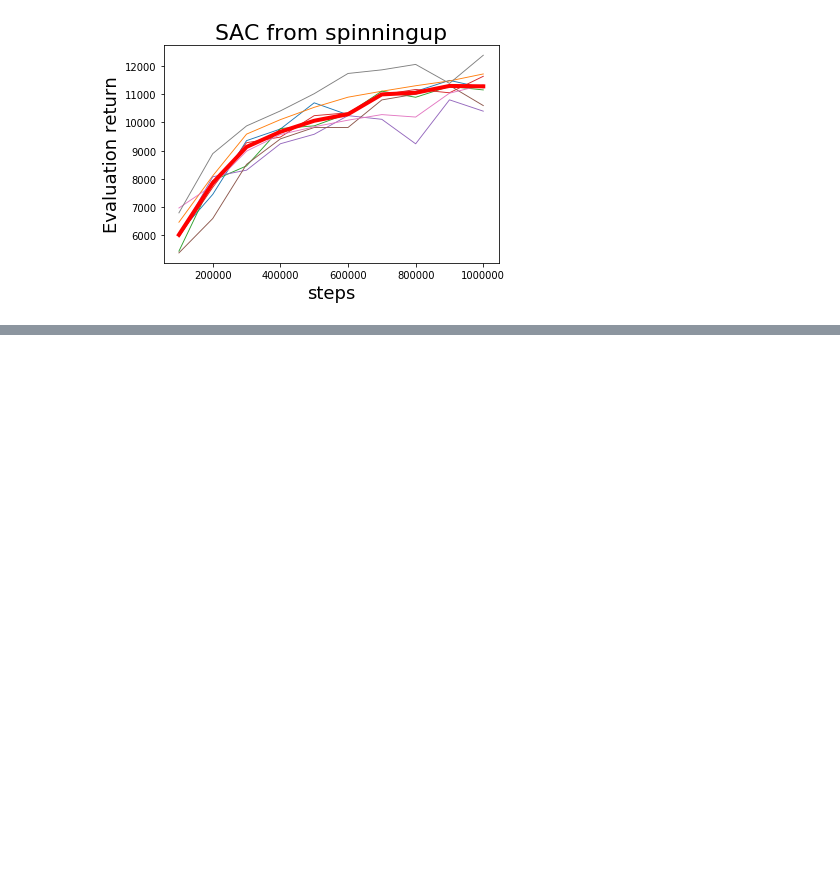
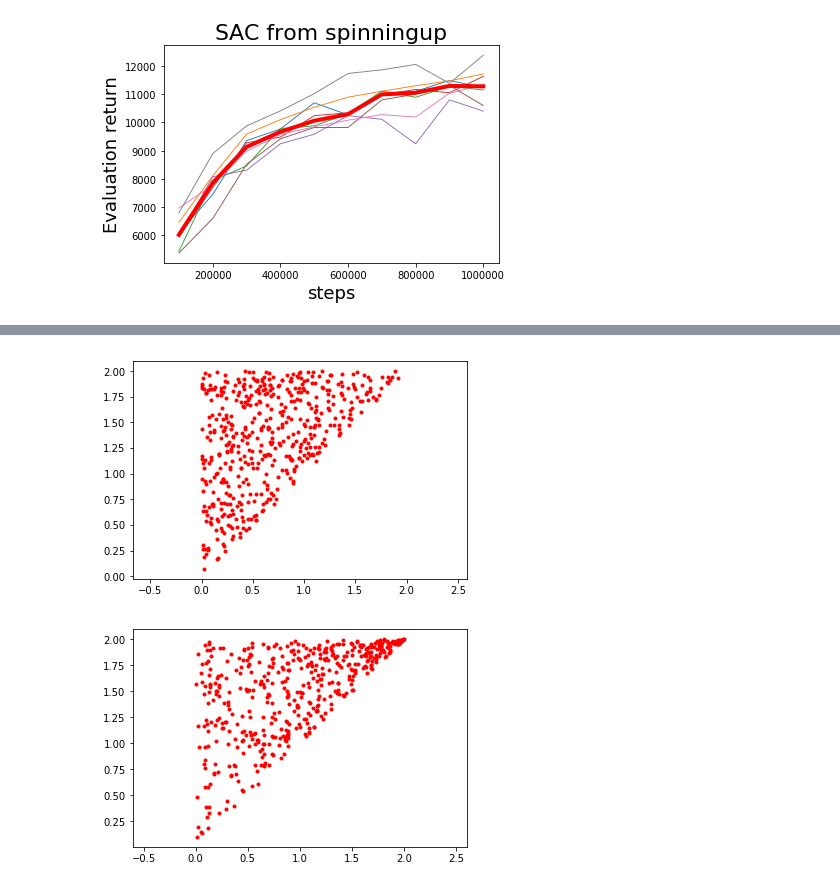
Before and after one commit to rPortelas/spinningup, a Jupyter notebook: data_visualization_sac.ipynb, the cells around one changed output, grey strips where cells are left out. Saved outputs shown, nothing was run; the diff lists cells and outputs as text; code cells hidden in the pictures; blank space fills up the shorter version.

```diff
--- a/data_visualization_sac.ipynb
+++ b/data_visualization_sac.ipynb
@@ -1020,0 +865,31 @@ plt.show()
+# %%
+Xs,Ys = [],[]
+plt.figure()
+epsilon = 1e-3
+for i in range(500):
+    random_stump_height = (np.random.random(2) * 2.0)
+    random_stump_height.sort()
+    if np.abs(random_stump_height[1] - random_stump_height[0]) < epsilon:
+        random_stump_height[1] += epsilon
+    Xs.append(random_stump_height[0])
+    Ys.append(random_stump_height[1])
+plt.plot(Xs,Ys,'r.')
+plt.axis('equal')
+plt.show()
+
+Xs,Ys = [],[]
+plt.figure()
+epsilon = 1e-3
+for i in range(500):
+    min_stump_height = (np.random.random(1) * 2.0)
+    max_stump_height = (np.random.random(1) * 2.0)
+    while max_stump_height <= min_stump_height + epsilon:
+        max_stump_height = (np.random.random(1) * 2.0)
+    Xs.append(min_stump_height)
+    Ys.append(max_stump_height)
+plt.plot(Xs,Ys,'r.')
+plt.axis('equal')
+plt.show()
+# %% [output]
+[figure, added]
+[figure, added]
```
Also changed, not shown: parts of 6 cells of this notebook, 2 other files.
